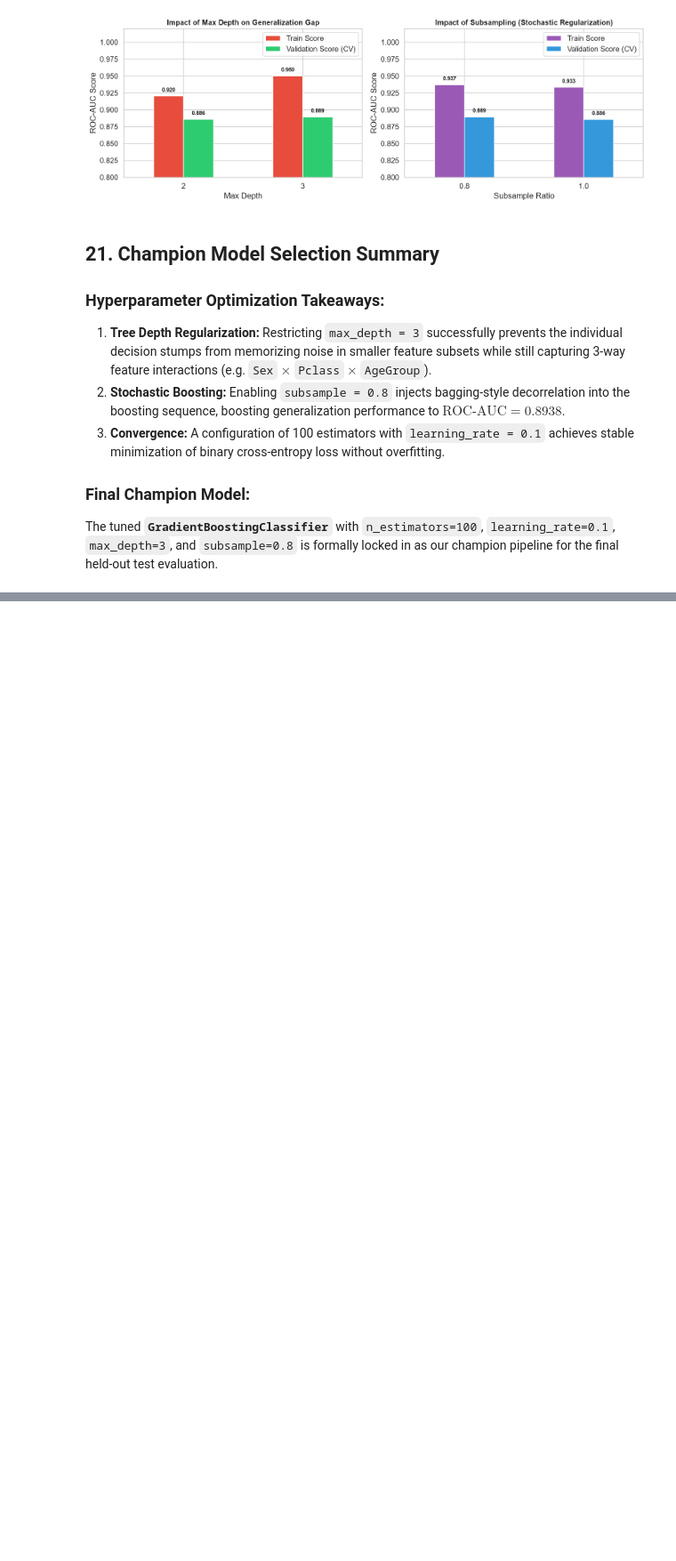
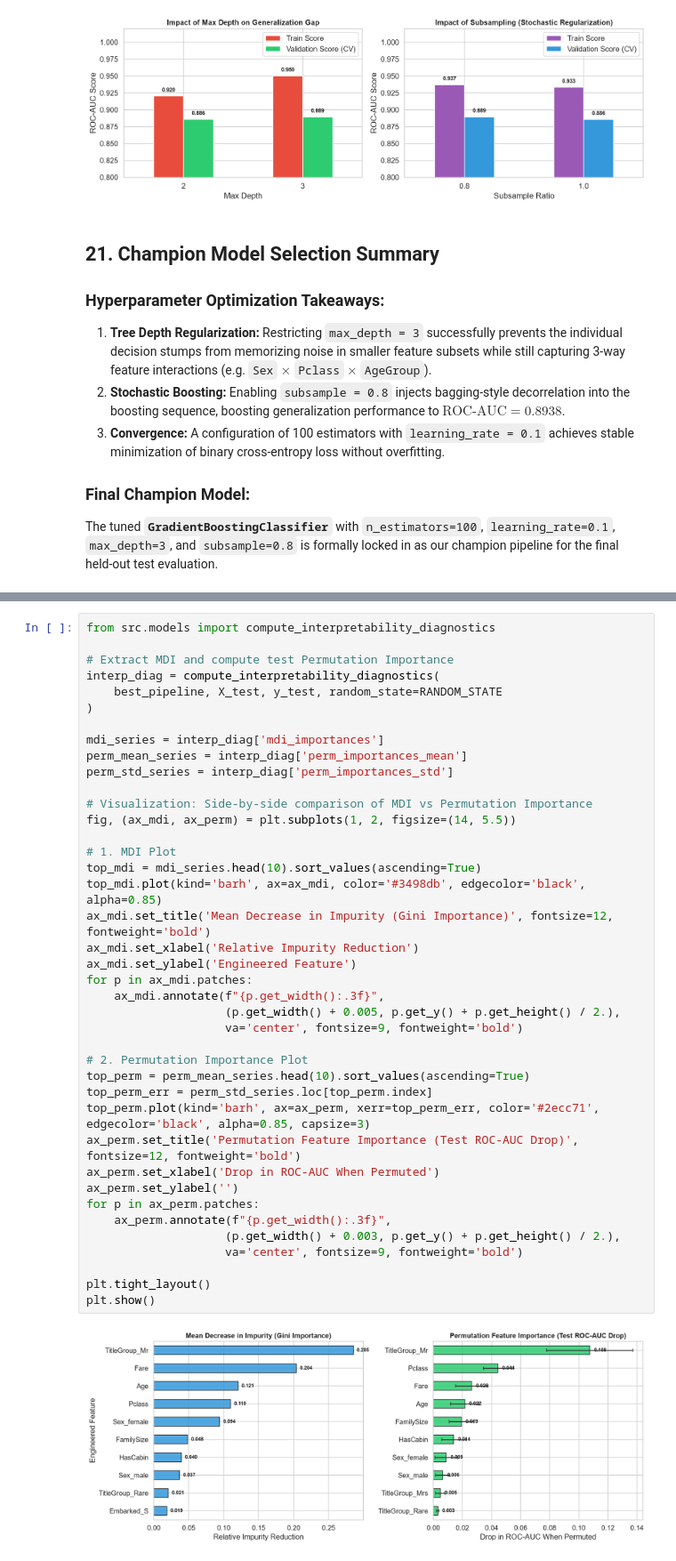
Before and after one commit to bryanmsh/titanic-survival-classifier, a Jupyter notebook: titanic_pipeline.ipynb, the cells around one changed output, grey strips where cells are left out. Shown at 89% size. Saved outputs shown, nothing was run; the diff lists cells and outputs as text; blank space fills up the shorter version.

```diff
--- a/titanic_pipeline.ipynb
+++ b/titanic_pipeline.ipynb
@@ -806,0 +905,42 @@ The tuned **`GradientBoostingClassifier`** with `n_estimators=100`, `learning_ra
+# %%
+from src.models import compute_interpretability_diagnostics
+
+# Extract MDI and compute test Permutation Importance
+interp_diag = compute_interpretability_diagnostics(
+    best_pipeline, X_test, y_test, random_state=RANDOM_STATE
+)
+
+mdi_series = interp_diag['mdi_importances']
+perm_mean_series = interp_diag['perm_importances_mean']
+perm_std_series = interp_diag['perm_importances_std']
+
+# Visualization: Side-by-side comparison of MDI vs Permutation Importance
+fig, (ax_mdi, ax_perm) = plt.subplots(1, 2, figsize=(14, 5.5))
+
+# 1. MDI Plot
+top_mdi = mdi_series.head(10).sort_values(ascending=True)
+top_mdi.plot(kind='barh', ax=ax_mdi, color='#3498db', edgecolor='black', alpha=0.85)
+ax_mdi.set_title('Mean Decrease in Impurity (Gini Importance)', fontsize=12, fontweight='bold')
+ax_mdi.set_xlabel('Relative Impurity Reduction')
+ax_mdi.set_ylabel('Engineered Feature')
+for p in ax_mdi.patches:
+    ax_mdi.annotate(f"{p.get_width():.3f}",
+                    (p.get_width() + 0.005, p.get_y() + p.get_height() / 2.),
+                    va='center', fontsize=9, fontweight='bold')
+
+# 2. Permutation Importance Plot
+top_perm = perm_mean_series.head(10).sort_values(ascending=True)
+top_perm_err = perm_std_series.loc[top_perm.index]
+top_perm.plot(kind='barh', ax=ax_perm, xerr=top_perm_err, color='#2ecc71', edgecolor='black', alpha=0.85, capsize=3)
+ax_perm.set_title('Permutation Feature Importance (Test ROC-AUC Drop)', fontsize=12, fontweight='bold')
+ax_perm.set_xlabel('Drop in ROC-AUC When Permuted')
+ax_perm.set_ylabel('')
+for p in ax_perm.patches:
+    ax_perm.annotate(f"{p.get_width():.3f}",
+                    (p.get_width() + 0.003, p.get_y() + p.get_height() / 2.),
+                    va='center', fontsize=9, fontweight='bold')
+
+plt.tight_layout()
+plt.show()
+# %% [output]
+[figure, added]
```
Also changed, not shown: parts of 10 cells of this notebook, 3 other files.
